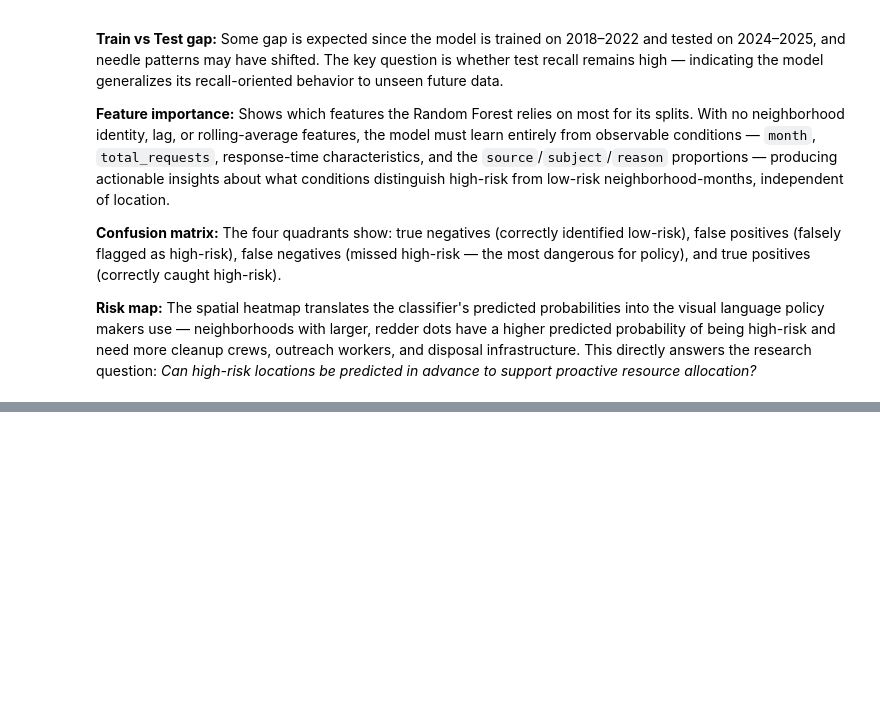
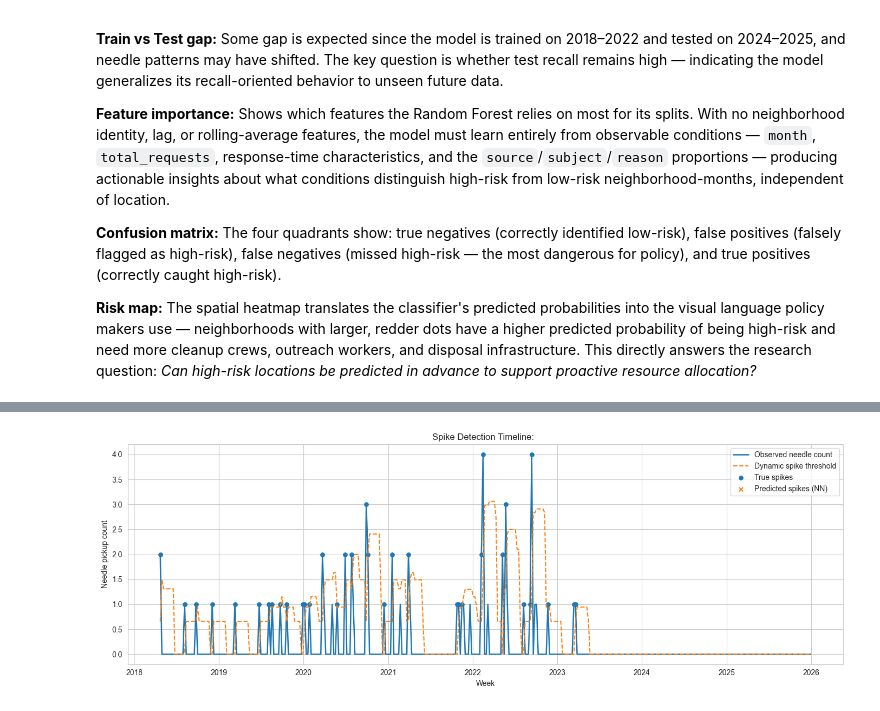
Before and after one commit to EugeneJHo/311-Boston-Needle-Pickup, a Jupyter notebook: modeling.ipynb, the cells around one changed output, grey strips where cells are left out. Cells and saved outputs as stored; diff of their text form; code cells hidden in the pictures; blank space fills up the shorter version.

Commit message:
Finalize modeling notebook with operational threshold scenarios and policy-focused evaluation.
Made-with: Cursor

```diff
--- a/modeling.ipynb
+++ b/modeling.ipynb
@@ -594,0 +775,16 @@ print(risk[["neighborhood", "mean_risk_prob", "pct_flagged", "actual_high_risk_p
+# %%
+# 4) Time-based split (train on earlier weeks, test on latest period)
+TEST_START = pd.Timestamp("2024-01-01")
+
+train_df = model_df[model_df["week_start"] < TEST_START].copy()
+test_df = model_df[model_df["week_start"] >= TEST_START].copy()
+
+X_train, y_train = train_df[feature_cols], train_df[target_col]
+X_test, y_test = test_df[feature_cols], test_df[target_col]
+
+print(f"Train rows: {len(train_df):,} | Test rows: {len(test_df):,}")
+print(f"Train range: {train_df['week_start'].min().date()} -> {train_df['week_start'].max().date()}")
+print(f"Test range:  {test_df['week_start'].min().date()} -> {test_df['week_start'].max().date()}")
+print("\nClass balance")
+print("Train:", y_train.value_counts().to_dict())
+print("Test :", y_test.value_counts().to_dict())
@@ -594,0 +858,33 @@ print(risk[["neighborhood", "mean_risk_prob", "pct_flagged", "actual_high_risk_p
+# %%
+# 7) Visual check: observed counts, threshold, and spike predictions for one neighborhood
+example_nbhd = model_df["neighborhood"].value_counts().index[0]
+plot_df = model_df[model_df["neighborhood"] == example_nbhd].copy()
+
+# Attach model predictions only where test period exists.
+plot_df = plot_df.merge(
+    test_df[["neighborhood", "week_start"]].assign(
+        pred_baseline=baseline_pred,
+        pred_nn=nn_pred
+    ),
+    on=["neighborhood", "week_start"],
+    how="left"
+)
+
+plt.figure(figsize=(14, 5))
+plt.plot(plot_df["week_start"], plot_df["needle_count"], label="Observed needle count", linewidth=1.8)
+plt.plot(plot_df["week_start"], plot_df["spike_threshold"], label="Dynamic spike threshold", linestyle="--")
+
+spikes_true = plot_df[plot_df["is_spike"] == 1]
+plt.scatter(spikes_true["week_start"], spikes_true["needle_count"], s=28, label="True spikes")
+
+spikes_nn = plot_df[(plot_df["pred_nn"] == 1)]
+plt.scatter(spikes_nn["week_start"], spikes_nn["needle_count"], s=28, marker="x", label="Predicted spikes (NN)")
+
+plt.title(f"Spike Detection Timeline: {example_nbhd}")
+plt.xlabel("Week")
+plt.ylabel("Needle pickup count")
+plt.legend()
+plt.tight_layout()
+plt.show()
+# %% [output]
+[figure, added]
```
Also changed, not shown: parts of 22 cells of this notebook.
